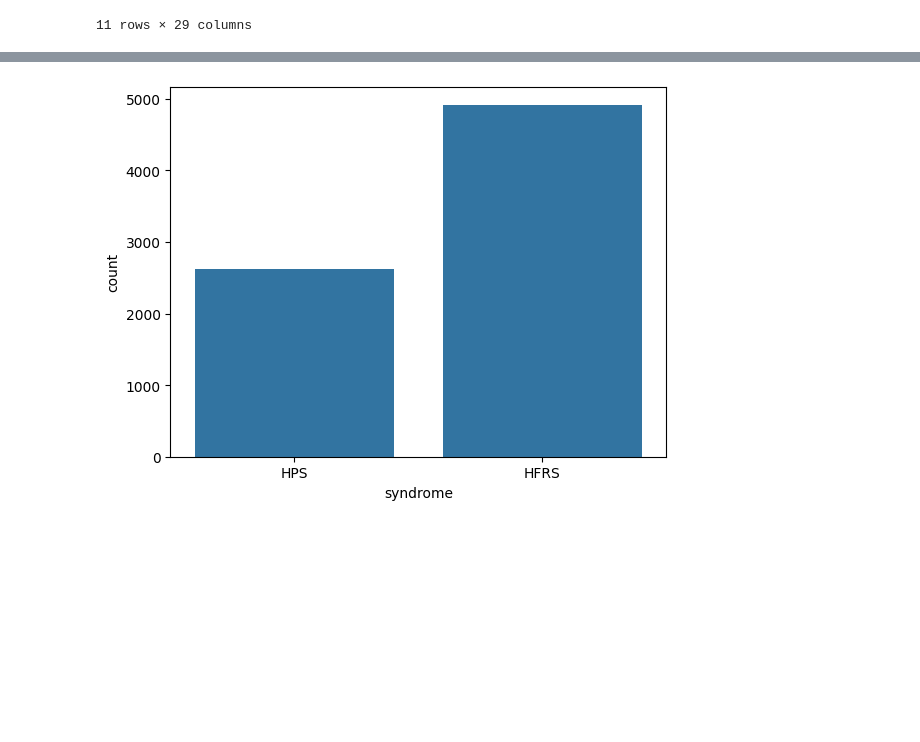
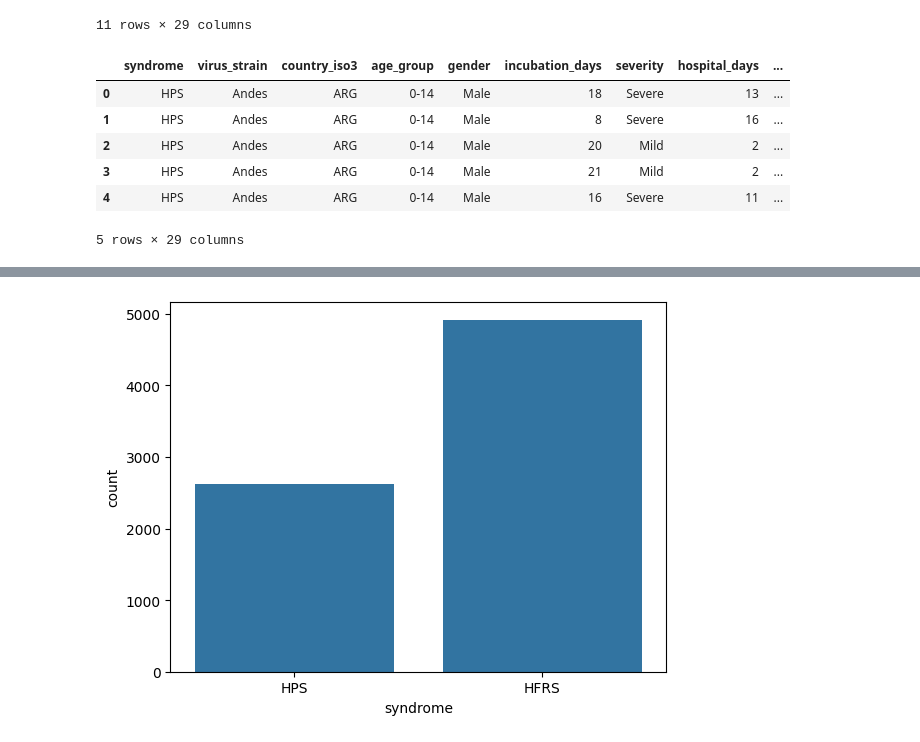
Before and after one commit to Bayi-Nangis/HantaVirusRiskPredictor, a Jupyter notebook: model.ipynb, the cells around one changed output, grey strips where cells are left out. Cells and saved outputs as stored; diff of their text form; code cells hidden in the pictures; blank space fills up the shorter version.

```diff
--- a/model.ipynb
+++ b/model.ipynb
@@ -26,3 +28,13 @@ data.describe(include='all')
 | 75% | NaN | NaN | NaN | NaN | NaN | 26.000000 | NaN | 15.000000 | ... |
 | max | NaN | NaN | NaN | NaN | NaN | 42.000000 | NaN | 27.000000 | ... |
 11 rows × 29 columns
+# %%
+data.head()
+# %% [output]
+|  | syndrome | virus_strain | country_iso3 | age_group | gender | incubation_days | severity | hospital_days | ... |
+| 0 | HPS | Andes | ARG | 0-14 | Male | 18 | Severe | 13 | ... |
+| 1 | HPS | Andes | ARG | 0-14 | Male | 8 | Severe | 16 | ... |
+| 2 | HPS | Andes | ARG | 0-14 | Male | 20 | Mild | 2 | ... |
+| 3 | HPS | Andes | ARG | 0-14 | Male | 21 | Mild | 2 | ... |
+| 4 | HPS | Andes | ARG | 0-14 | Male | 16 | Severe | 11 | ... |
+5 rows × 29 columns
```
Also changed, not shown: parts of 5 cells of this notebook, 3 other files.
